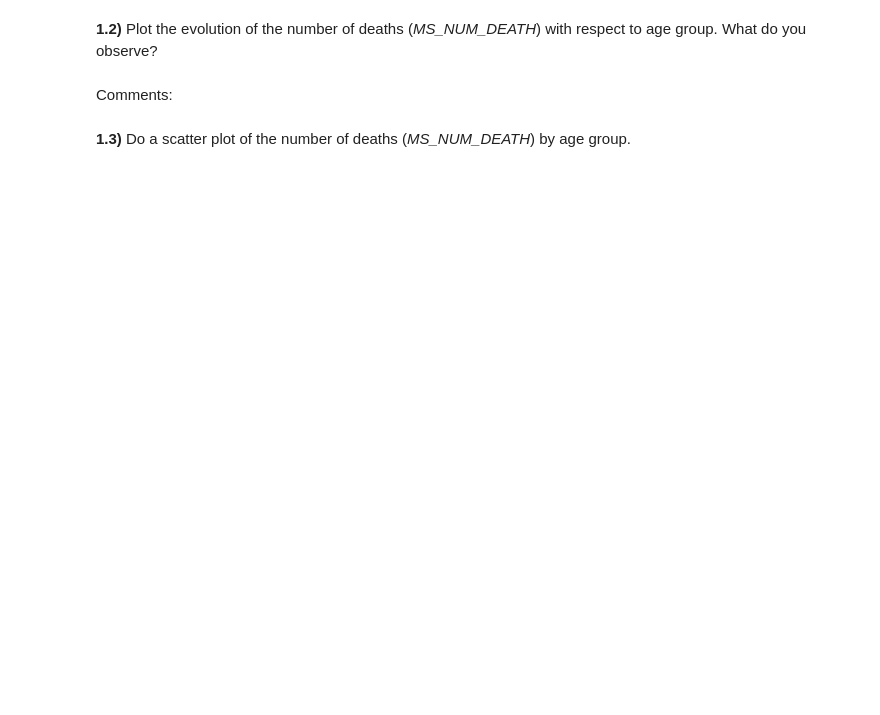
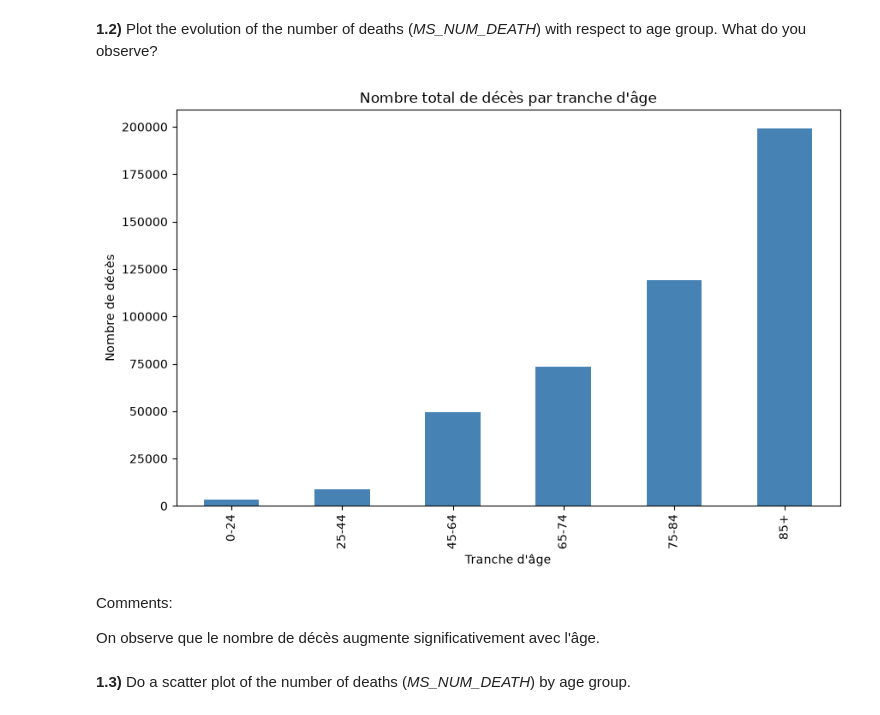
Before and after one commit to partal251P/hackathon1, a Jupyter notebook: Hackathon_26_27.ipynb, the cells around one changed output. Saved outputs shown, nothing was run; the diff lists cells and outputs as text; code cells hidden in the pictures; blank space fills up the shorter version.

```diff
--- a/Hackathon_26_27.ipynb
+++ b/Hackathon_26_27.ipynb
@@ -45,11 +45,25 @@ In this section, we analyze the relationship between mortality, age groups, and
 # %% [markdown]
 **1.1)** Load the dataset mortality_climate.csv. Convert the variables *season* and *CD_AGEGROUP* into a categorical variable.
 # %%
-# Code here
 import pandas as pd
+import matplotlib.pyplot as plt
+import numpy as np
+import seaborn as sns
+from scipy.stats import poisson, nbinom
+import statsmodels.api as sm
+import statsmodels.formula.api as smf
 
 
-df = pd.read_csv("mortality_climate.csv")
+# Load DataSet
+mortality_df = pd.read_csv("mortality_climate.csv")
 
-df['season'] = df['season'].astype('category') # pour changer en categorical variable
-df['CD_AGEGROUP'] = df['CD_AGEGROUP'].astype('category')
+# Convert into categorical variables
+mortality_df['season'] = mortality_df['season'].astype('category')
+mortality_df['CD_AGEGROUP'] = mortality_df['CD_AGEGROUP'].astype('category')
+
+# age order
+age_order = ['0-24', '25-44', '45-64', '65-74', '75-84', '85+']
+mortality_df['CD_AGEGROUP'] = pd.Categorical(mortality_df['CD_AGEGROUP'], categories=age_order, ordered=True)
+
+# Summary
+mortality_df.info()
@@ -56,9 +82,24 @@ df['CD_AGEGROUP'] = df['CD_AGEGROUP'].astype('category')
 # %% [markdown]
 **1.2)** Plot the evolution of the number of deaths (*MS_NUM_DEATH*) with respect to age group. What do you observe?
 # %%
-# Code here
+
+# plot number of death with respect to age_group
+mortality_df.groupby('CD_AGEGROUP')['MS_NUM_DEATH'].sum().plot(
+    kind='bar',
+    figsize=(10,6),
+    color='steelblue'
+) # on aggrege MS_NUM_DEATH pour chaque groupe d'age
+
+plt.title("Nombre total de décès par tranche d'âge")
+plt.xlabel("Tranche d'âge")
+plt.ylabel("Nombre de décès")
+plt.show()
+# %% [output]
+[figure, added]
 # %% [markdown]
 Comments:
+
+On observe que le nombre de décès augmente significativement avec l'âge.
 # %% [markdown]
 **1.3)** Do a scatter plot of the number of deaths (*MS_NUM_DEATH*) by age group.
 # %%
```
Also changed, not shown: parts of 6 cells of this notebook, 1 other file.
